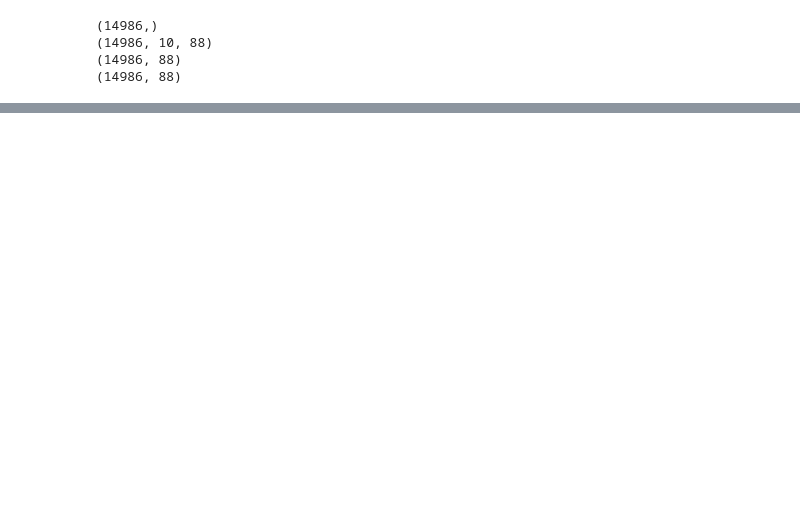
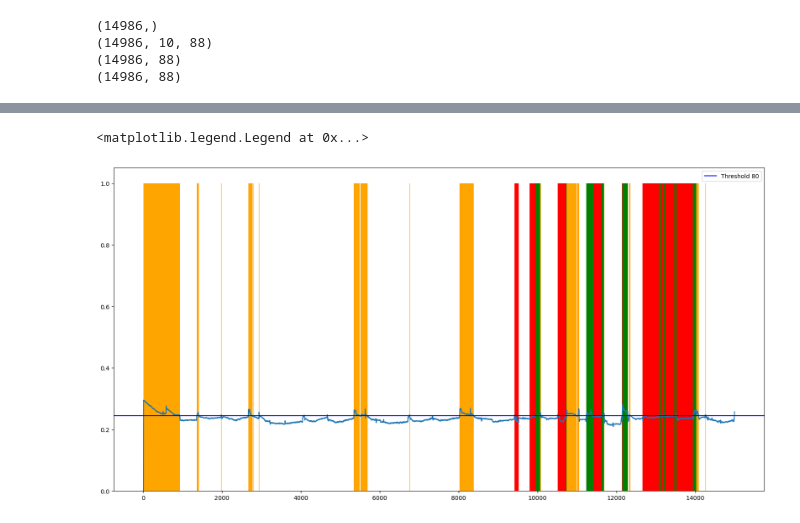
Before and after one commit to Coartix/MLsecu, a Jupyter notebook: OutlierIdentification.ipynb, the cells around one changed output, grey strips where cells are left out. Cells and saved outputs as stored; diff of their text form; code cells hidden in the pictures; blank space fills up the shorter version.

```diff
--- a/OutlierIdentification.ipynb
+++ b/OutlierIdentification.ipynb
@@ -711,0 +709,14 @@ recall score for 95th percentile: 0.0853897375636506
+# %%
+# plot the treshold 80%, the rms, and green bar where label == 1 and rms > treshold, and red bar where label == 1 and rms < treshold, do orange bar when rms > treshold 90% and label == 0
+plt.figure(figsize=(20, 10))
+plt.plot(rms_offset)
+plt.bar(np.where((one_hot_enc['Label'] == 1) & (rms_offset < treshold_80))[0], np.ones(len(np.where((one_hot_enc['Label'] == 1) & (rms_offset < treshold_80))[0])), color='red', width=1)
+plt.bar(np.where((one_hot_enc['Label'] == 1) & (rms_offset > treshold_80))[0], np.ones(len(np.where((one_hot_enc['Label'] == 1) & (rms_offset > treshold_80))[0])), color='green', width=1)
+plt.bar(np.where((one_hot_enc['Label'] == 0) & (rms_offset > treshold_80))[0], np.ones(len(np.where((one_hot_enc['Label'] == 0) & (rms_offset > treshold_80))[0])), color='orange', width=1)
+#plt.bar(np.where((one_hot_enc['Label'] == 0) & (rms_offset < treshold_80))[0], np.ones(len(np.where((one_hot_enc['Label'] == 0) & (rms_offset < treshold_80))[0])), color='green', width=1)
+
+plt.axhline(treshold_80, color='blue', label='Threshold 80')
+plt.legend()
+# %% [output]
+<matplotlib.legend.Legend at 0x...>
+[figure, added]
```
Also changed, not shown: parts of 7 cells of this notebook.
